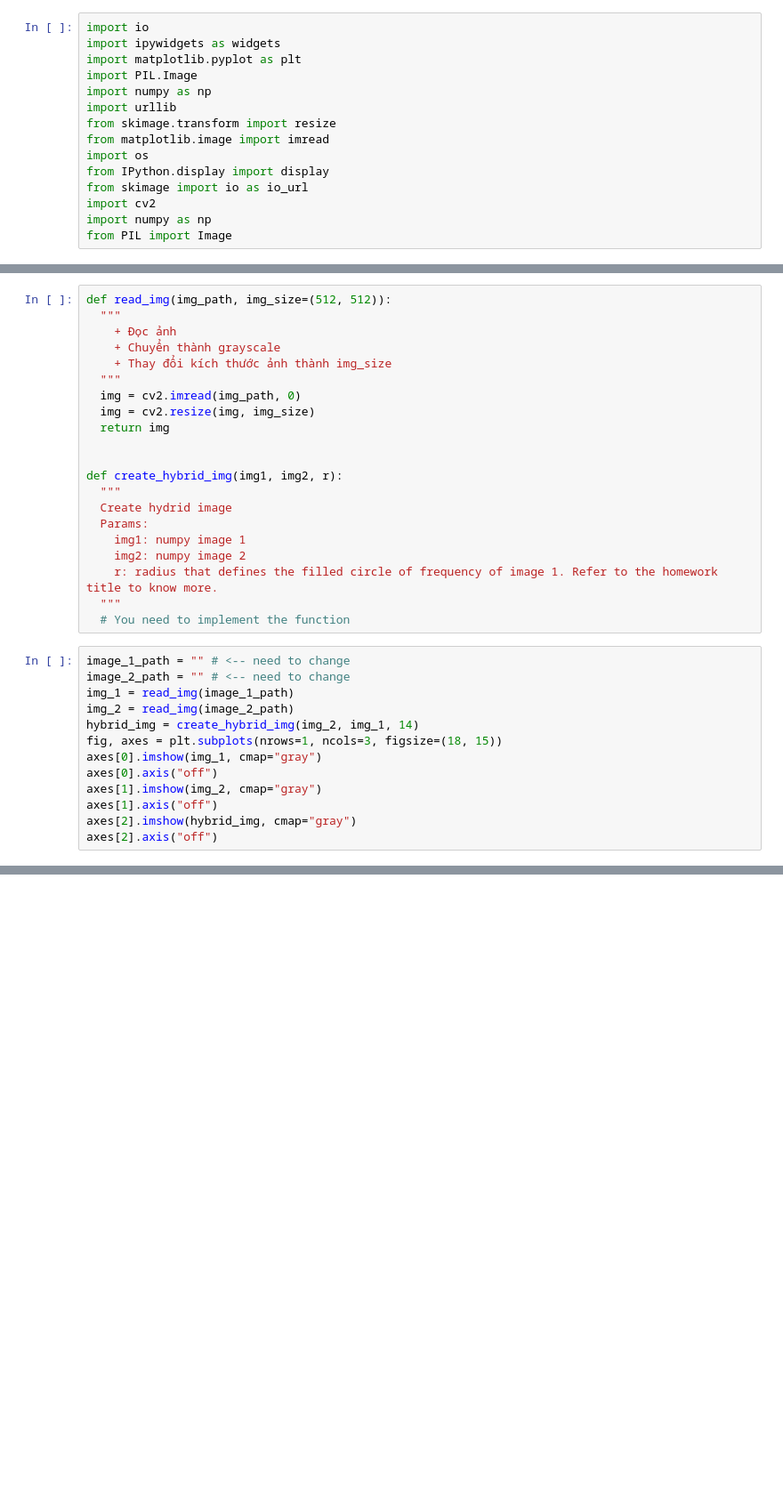
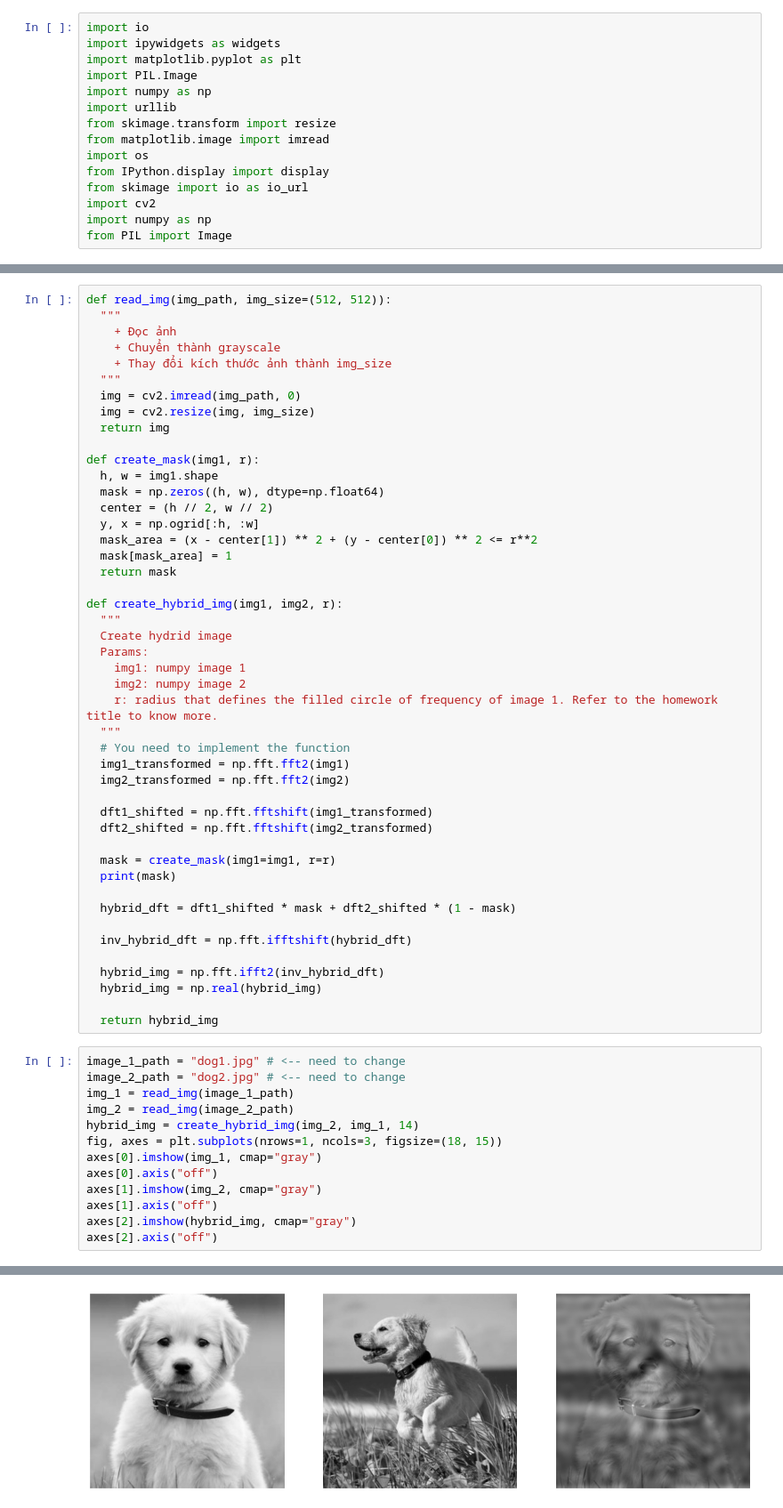
Before and after one commit to vmtuan12/learn-img-processing, a Jupyter notebook: hw2/ex234.ipynb, the cells around one changed output, grey strips where cells are left out. Shown at 89% size. Cells and saved outputs as stored; diff of their text form; blank space fills up the shorter version.

Commit message:
images

```diff
--- a/hw2/ex234.ipynb
+++ b/hw2/ex234.ipynb
@@ -85,6 +110,14 @@ def read_img(img_path, img_size=(512, 512)):
   img = cv2.resize(img, img_size)
   return img
 
+def create_mask(img1, r):
+  h, w = img1.shape
+  mask = np.zeros((h, w), dtype=np.float64)
+  center = (h // 2, w // 2)
+  y, x = np.ogrid[:h, :w]
+  mask_area = (x - center[1]) ** 2 + (y - center[0]) ** 2 <= r**2
+  mask[mask_area] = 1
+  return mask
 
 def create_hybrid_img(img1, img2, r):
   """
@@ -95,9 +128,26 @@ def create_hybrid_img(img1, img2, r):
     r: radius that defines the filled circle of frequency of image 1. Refer to the homework title to know more.
   """
   # You need to implement the function
+  img1_transformed = np.fft.fft2(img1)
+  img2_transformed = np.fft.fft2(img2)
+
+  dft1_shifted = np.fft.fftshift(img1_transformed)
+  dft2_shifted = np.fft.fftshift(img2_transformed)
+
+  mask = create_mask(img1=img1, r=r)
+  print(mask)
+
+  hybrid_dft = dft1_shifted * mask + dft2_shifted * (1 - mask)
+
+  inv_hybrid_dft = np.fft.ifftshift(hybrid_dft)
+
+  hybrid_img = np.fft.ifft2(inv_hybrid_dft)
+  hybrid_img = np.real(hybrid_img)
+
+  return hybrid_img
 # %%
-image_1_path = "" # <-- need to change
-image_2_path = "" # <-- need to change
+image_1_path = "dog1.jpg" # <-- need to change
+image_2_path = "dog2.jpg" # <-- need to change
 img_1 = read_img(image_1_path)
 img_2 = read_img(image_2_path)
 hybrid_img = create_hybrid_img(img_2, img_1, 14)
@@ -108,3 +158,4 @@ axes[1].imshow(img_2, cmap="gray")
 axes[1].axis("off")
 axes[2].imshow(hybrid_img, cmap="gray")
 axes[2].axis("off")
+# %% [output]
@@ -110,0 +170 @@ axes[2].axis("off")
+[figure, added]
```
Also changed, not shown: parts of 2 cells of this notebook, 5 other files.
